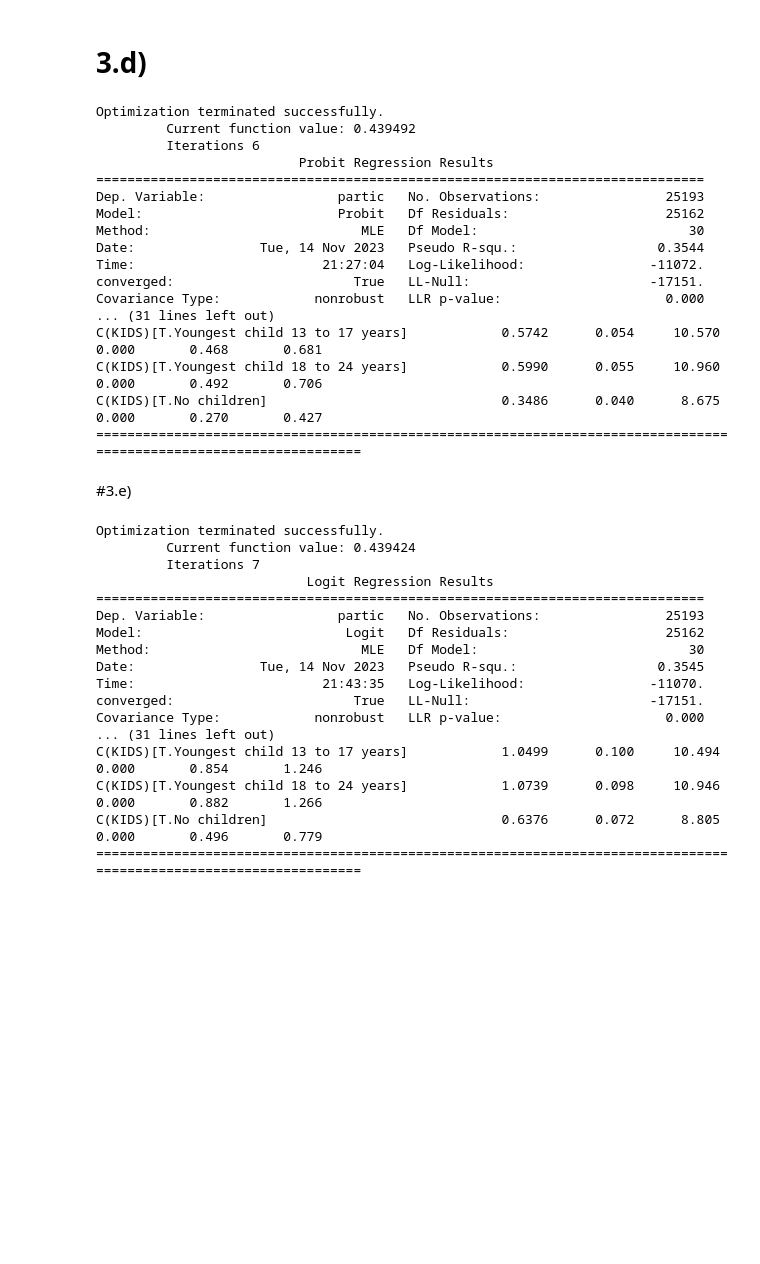
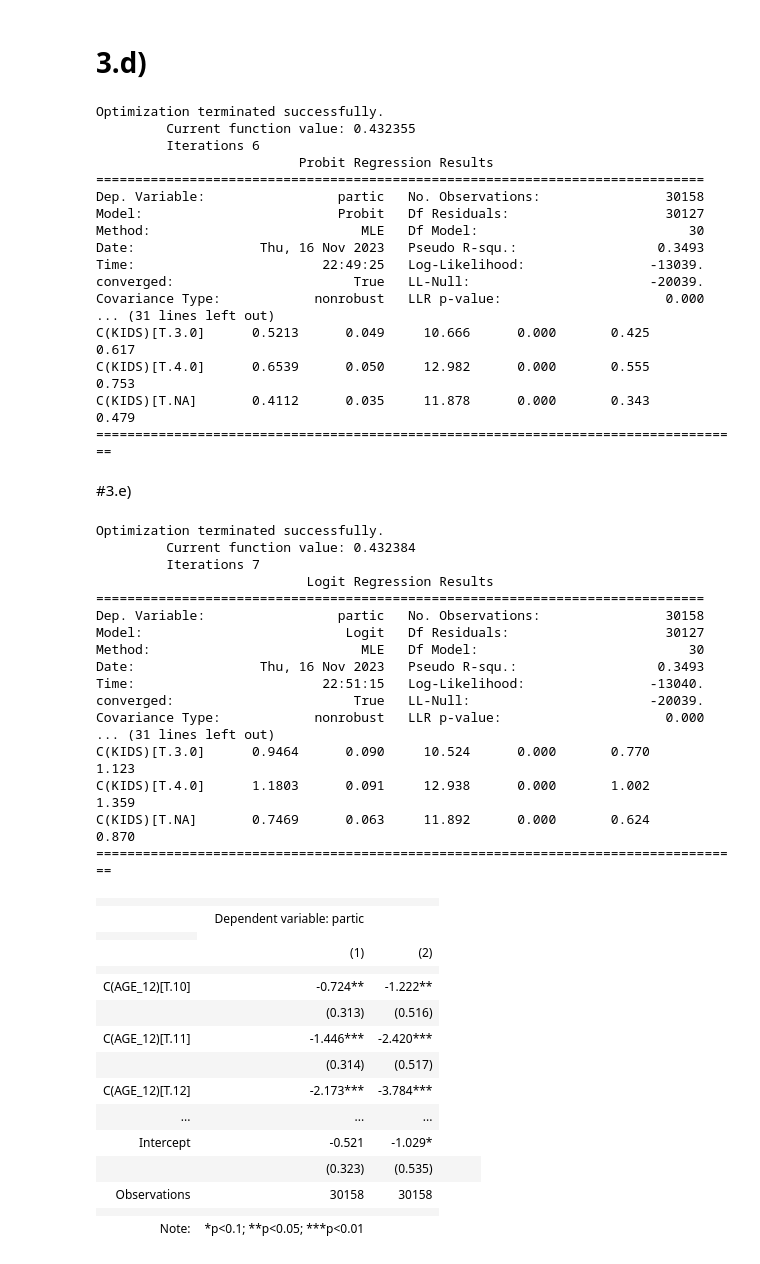
Before and after one commit to havaledar/ECON3740_F23, a Jupyter notebook: Lab_9_Python.ipynb, the cells around one changed output. Drawn from its saved outputs; the diff is of its cells as text; code cells hidden in the pictures; blank space fills up the shorter version.

```diff
--- a/Lab_9_Python.ipynb
+++ b/Lab_9_Python.ipynb
@@ -80,0 +95,2 @@ Name: KIDS, dtype: int64
+# %%
+df = df[(df['MARSTAT'] <= 2)]
@@ -80,0 +120,2 @@ Name: KIDS, dtype: int64
+# %%
+df['KIDS'] = df['AGYOWNK'].fillna('NA').astype('category')
@@ -109,48 +165,67 @@ Notes:
 # %% [markdown]
 # 3.d)
 # %%
-probit_model_formula = smf.probit(formula='partic ~ C(EDUC) + C(AGE_12) + C(PROV) + C(KIDS)', data=dfl_mar_w)
+probit_model_formula = smf.probit(formula='partic ~ C(EDUC) + C(AGE_12) + C(PROV) + C(KIDS)', data=df)
 results_probit_formula = probit_model_formula.fit()
 print(results_probit_formula.summary())
 # %% [output]
 Optimization terminated successfully.
-         Current function value: 0.439492
+         Current function value: 0.432355
          Iterations 6
                           Probit Regression Results
 ==============================================================================
-Dep. Variable:                 partic   No. Observations:                25193
-Model:                         Probit   Df Residuals:                    25162
+Dep. Variable:                 partic   No. Observations:                30158
+Model:                         Probit   Df Residuals:                    30127
 Method:                           MLE   Df Model:                           30
-Date:                Tue, 14 Nov 2023   Pseudo R-squ.:                  0.3544
-Time:                        21:27:04   Log-Likelihood:                -11072.
-converged:                       True   LL-Null:                       -17151.
+Date:                Thu, 16 Nov 2023   Pseudo R-squ.:                  0.3493
+Time:                        22:49:25   Log-Likelihood:                -13039.
+converged:                       True   LL-Null:                       -20039.
 Covariance Type:            nonrobust   LLR p-value:                     0.000
 ... (31 lines left out)
-C(KIDS)[T.Youngest child 13 to 17 years]            0.5742      0.054     10.570      0.000       0.468       0.681
-C(KIDS)[T.Youngest child 18 to 24 years]            0.5990      0.055     10.960      0.000       0.492       0.706
-C(KIDS)[T.No children]                              0.3486      0.040      8.675      0.000       0.270       0.427
-===================================================================================================================
+C(KIDS)[T.3.0]      0.5213      0.049     10.666      0.000       0.425       0.617
+C(KIDS)[T.4.0]      0.6539      0.050     12.982      0.000       0.555       0.753
+C(KIDS)[T.NA]       0.4112      0.035     11.878      0.000       0.343       0.479
+===================================================================================
 # %% [markdown]
 #3.e)
 # %%
-logit_model_formula = smf.logit(formula='partic ~ C(EDUC) + C(AGE_12) + C(PROV) + C(KIDS)', data=dfl_mar_w)
+logit_model_formula = smf.logit(formula='partic ~ C(EDUC) + C(AGE_12) + C(PROV) + C(KIDS)', data=df)
 results_logit_formula = logit_model_formula.fit()
 print(results_logit_formula.summary())
 # %% [output]
 Optimization terminated successfully.
-         Current function value: 0.439424
+         Current function value: 0.432384
          Iterations 7
                            Logit Regression Results
 ==============================================================================
-Dep. Variable:                 partic   No. Observations:                25193
-Model:                          Logit   Df Residuals:                    25162
+Dep. Variable:                 partic   No. Observations:                30158
+Model:                          Logit   Df Residuals:                    30127
 Method:                           MLE   Df Model:                           30
-Date:                Tue, 14 Nov 2023   Pseudo R-squ.:                  0.3545
-Time:                        21:43:35   Log-Likelihood:                -11070.
-converged:                       True   LL-Null:                       -17151.
+Date:                Thu, 16 Nov 2023   Pseudo R-squ.:                  0.3493
+Time:                        22:51:15   Log-Likelihood:                -13040.
+converged:                       True   LL-Null:                       -20039.
 Covariance Type:            nonrobust   LLR p-value:                     0.000
 ... (31 lines left out)
-C(KIDS)[T.Youngest child 13 to 17 years]            1.0499      0.100     10.494      0.000       0.854       1.246
-C(KIDS)[T.Youngest child 18 to 24 years]            1.0739      0.098     10.946      0.000       0.882       1.266
-C(KIDS)[T.No children]                              0.6376      0.072      8.805      0.000       0.496       0.779
-===================================================================================================================
+C(KIDS)[T.3.0]      0.9464      0.090     10.524      0.000       0.770       1.123
+C(KIDS)[T.4.0]      1.1803      0.091     12.938      0.000       1.002       1.359
+C(KIDS)[T.NA]       0.7469      0.063     11.892      0.000       0.624       0.870
+===================================================================================
+# %%
+Stargazer([results_probit_formula, results_logit_formula])
+# %% [output]
+|  |  |  |
+|  | Dependent variable: partic |  |
+|  |
+|  | (1) | (2) |
+|  |  |  |
+| C(AGE_12)[T.10] | -0.724** | -1.222** |
+|  | (0.313) | (0.516) |
+| C(AGE_12)[T.11] | -1.446*** | -2.420*** |
+|  | (0.314) | (0.517) |
+| C(AGE_12)[T.12] | -2.173*** | -3.784*** |
+| ... | ... | ... |
+| Intercept | -0.521 | -1.029* |
+|  | (0.323) | (0.535) |  |  |  |
+| Observations | 30158 | 30158 |
+|  |  |  |
+| Note: | *p<0.1; **p<0.05; ***p<0.01 |  |
```
Also changed, not shown: parts of 20 cells of this notebook.
